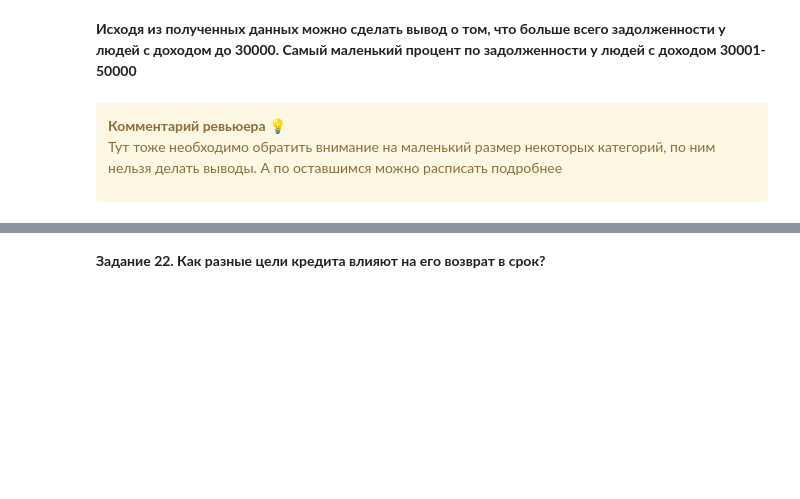
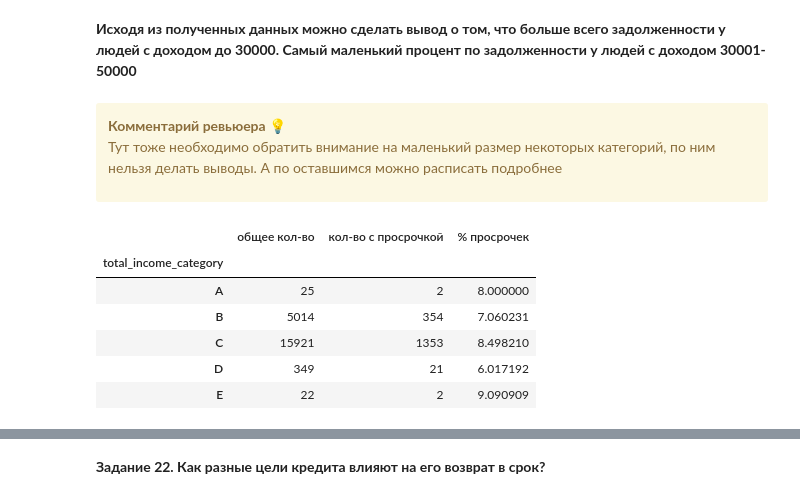
Before and after one commit to ild714/yandex_analitics, a Jupyter notebook: Sprint4/notebook.ipynb, the cells around one changed output, grey strips where cells are left out. Saved outputs shown, nothing was run; the diff lists cells and outputs as text; code cells hidden in the pictures; blank space fills up the shorter version.

```diff
--- a/Sprint4/notebook.ipynb
+++ b/Sprint4/notebook.ipynb
@@ -635,3 +651,17 @@ find_percent_family_by_debt(data,4)
 <b>Комментарий ревьюера 💡</b>
 
 Тут тоже необходимо обратить внимание на маленький размер некоторых категорий, по ним нельзя делать выводы. А по оставшимся можно расписать подробнее
+# %%
+money_income = pd.DataFrame()
+money_income['общее кол-во'] = data.groupby('total_income_category')['total_income_category'].count()
+money_income['кол-во с просрочкой'] = data.loc[data['debt'] == 1].groupby('total_income_category')['debt'].sum()
+money_income['% просрочек'] = money_income['кол-во с просрочкой'] / money_income['общее кол-во'] * 100
+money_income
+# %% [output]
+|  | общее кол-во | кол-во с просрочкой | % просрочек |
+| total_income_category |  |  |  |
+| A | 25 | 2 | 8.000000 |
+| B | 5014 | 354 | 7.060231 |
+| C | 15921 | 1353 | 8.498210 |
+| D | 349 | 21 | 6.017192 |
+| E | 22 | 2 | 9.090909 |
```
Also changed, not shown: parts of 6 cells of this notebook.
